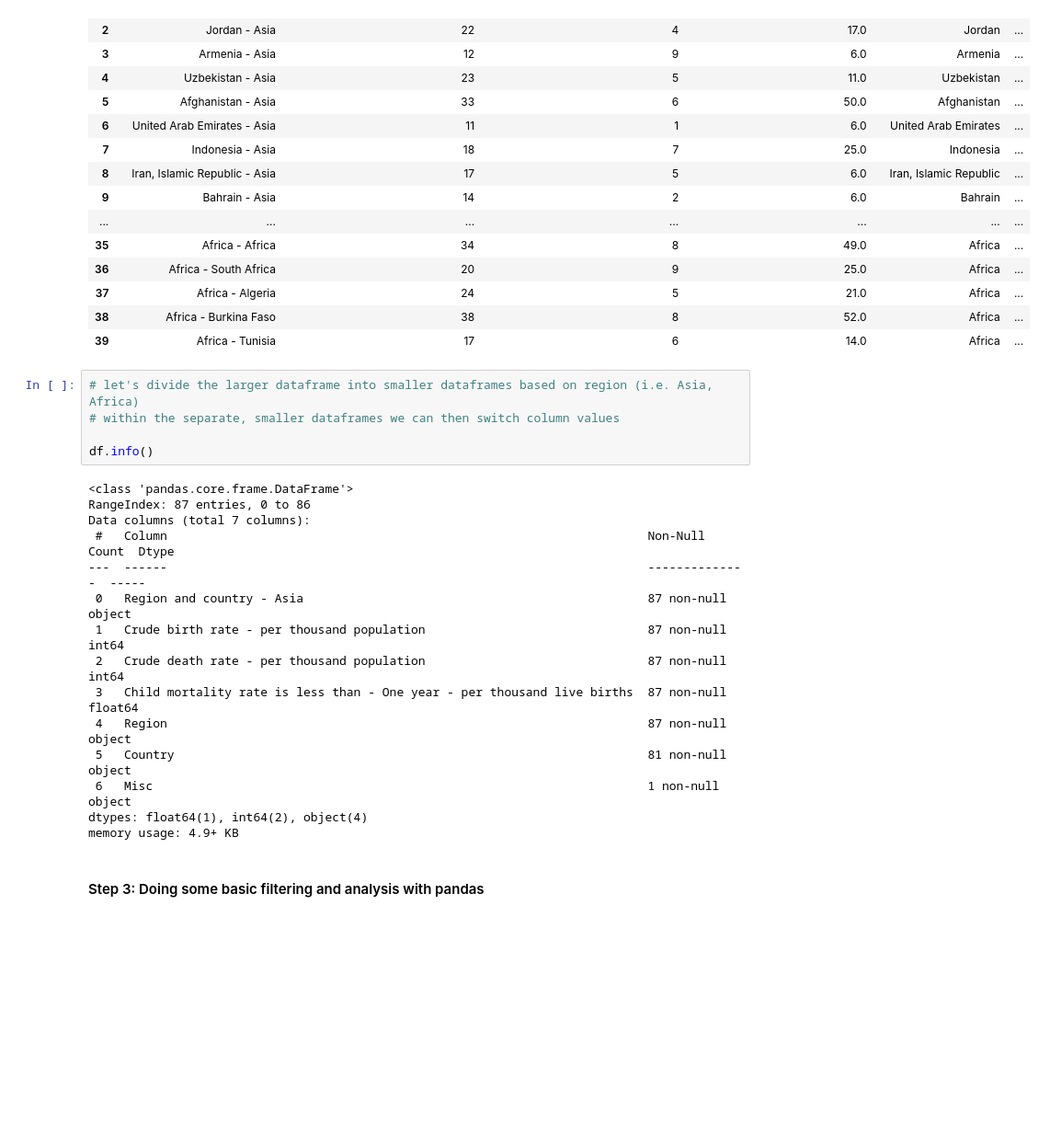
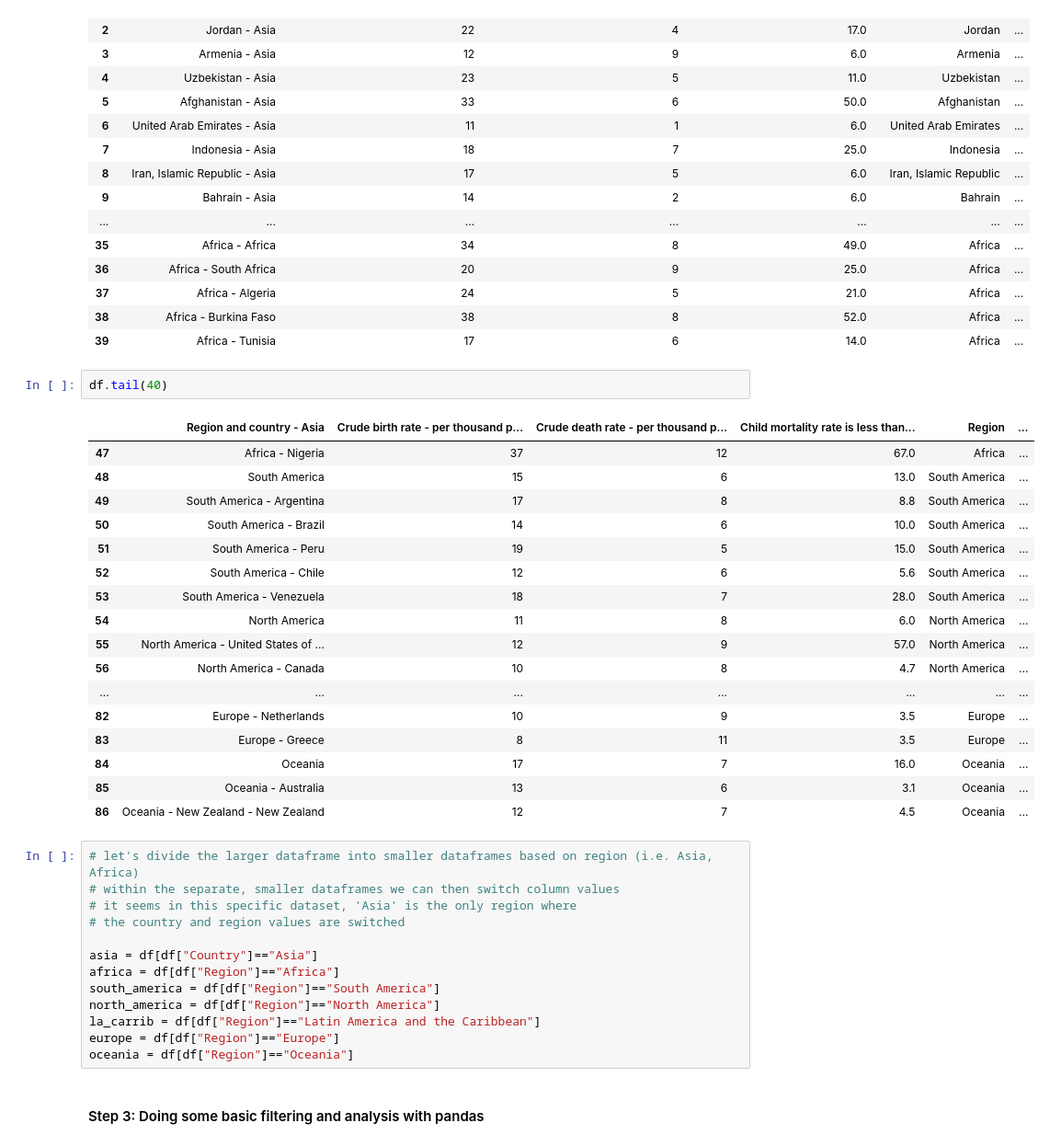
Before and after one commit to ICFJ-Computational-Journalism/english.lessons, a Jupyter notebook: english/2_Data-visualization/dataviz-lesson-matplotlib-basics.ipynb, the cells around one changed output. Shown at 92% size. Drawn from its saved outputs; the diff is of its cells as text; blank space fills up the shorter version.

Commit message:
splitting big dataframe to specific regional dataframes

```diff
--- a/english/2_Data-visualization/dataviz-lesson-matplotlib-basics.ipynb
+++ b/english/2_Data-visualization/dataviz-lesson-matplotlib-basics.ipynb
@@ -105,26 +110,39 @@ df.head(40)
 | 37 | Africa - Algeria | 24 | 5 | 21.0 | Africa | ... |
 | 38 | Africa - Burkina Faso | 38 | 8 | 52.0 | Africa | ... |
 | 39 | Africa - Tunisia | 17 | 6 | 14.0 | Africa | ... |
+# %%
+df.tail(40)
+# %% [output]
+|  | Region and country - Asia | Crude birth rate - per thousand p... | Crude death rate - per thousand p... | Child mortality rate is less than... | Region | ... |
+| 47 | Africa - Nigeria | 37 | 12 | 67.0 | Africa | ... |
+| 48 | South America | 15 | 6 | 13.0 | South America | ... |
+| 49 | South America - Argentina | 17 | 8 | 8.8 | South America | ... |
+| 50 | South America - Brazil | 14 | 6 | 10.0 | South America | ... |
+| 51 | South America - Peru | 19 | 5 | 15.0 | South America | ... |
+| 52 | South America - Chile | 12 | 6 | 5.6 | South America | ... |
+| 53 | South America - Venezuela | 18 | 7 | 28.0 | South America | ... |
+| 54 | North America | 11 | 8 | 6.0 | North America | ... |
+| 55 | North America - United States of ... | 12 | 9 | 57.0 | North America | ... |
+| 56 | North America - Canada | 10 | 8 | 4.7 | North America | ... |
+| ... | ... | ... | ... | ... | ... | ... |
+| 82 | Europe - Netherlands | 10 | 9 | 3.5 | Europe | ... |
+| 83 | Europe - Greece | 8 | 11 | 3.5 | Europe | ... |
+| 84 | Oceania | 17 | 7 | 16.0 | Oceania | ... |
+| 85 | Oceania - Australia | 13 | 6 | 3.1 | Oceania | ... |
+| 86 | Oceania - New Zealand - New Zealand | 12 | 7 | 4.5 | Oceania | ... |
 # %%
 # let's divide the larger dataframe into smaller dataframes based on region (i.e. Asia, Africa)
 # within the separate, smaller dataframes we can then switch column values
+# it seems in this specific dataset, 'Asia' is the only region where
+# the country and region values are switched
 
-df.info()
+asia = df[df["Country"]=="Asia"]
+africa = df[df["Region"]=="Africa"]
+south_america = df[df["Region"]=="South America"]
+north_america = df[df["Region"]=="North America"]
+la_carrib = df[df["Region"]=="Latin America and the Caribbean"]
+europe = df[df["Region"]=="Europe"]
+oceania = df[df["Region"]=="Oceania"]
-# %% [output]
-<class 'pandas.core.frame.DataFrame'>
-RangeIndex: 87 entries, 0 to 86
-Data columns (total 7 columns):
- #   Column                                                                   Non-Null Count  Dtype
----  ------                                                                   --------------  -----
- 0   Region and country - Asia                                                87 non-null     object
- 1   Crude birth rate - per thousand population                               87 non-null     int64
- 2   Crude death rate - per thousand population                               87 non-null     int64
- 3   Child mortality rate is less than - One year - per thousand live births  87 non-null     float64
- 4   Region                                                                   87 non-null     object
- 5   Country                                                                  81 non-null     object
- 6   Misc                                                                     1 non-null      object
-dtypes: float64(1), int64(2), object(4)
-memory usage: 4.9+ KB
 # %% [markdown]
 #### Step 3: Doing some basic filtering and analysis with pandas
 # %% [markdown]
```
Also changed, not shown: parts of 3 cells of this notebook.
